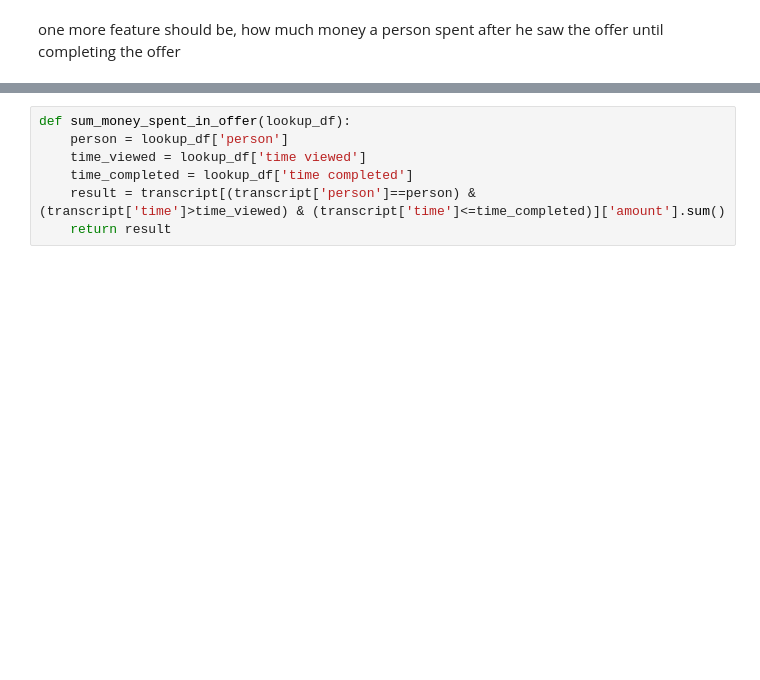
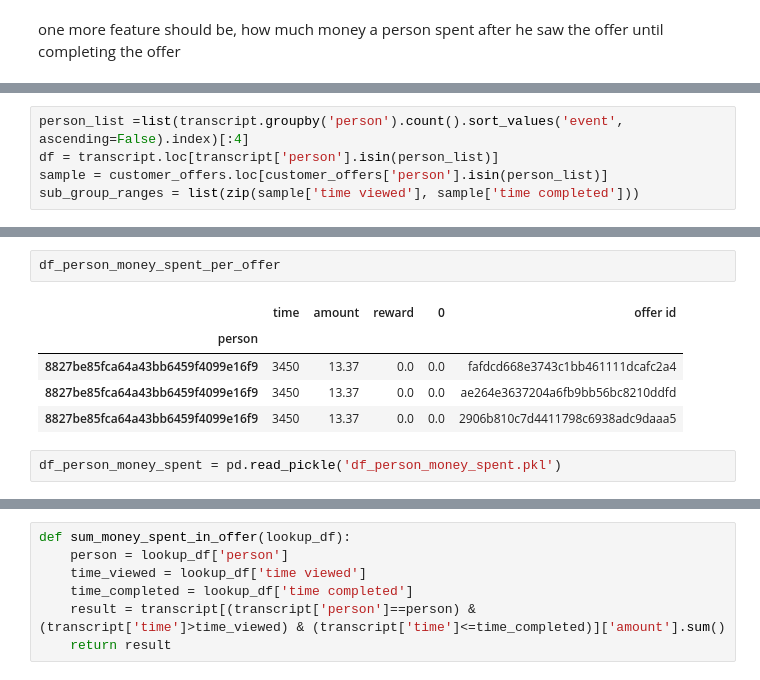
Before and after one commit to udacityML/capstone_starbucks, a Jupyter notebook: Starbucks_Capstone_notebook_app2.ipynb, the cells around one changed output, grey strips where cells are left out. Drawn from its saved outputs; the diff is of its cells as text; blank space fills up the shorter version.

```diff
--- a/Starbucks_Capstone_notebook_app2.ipynb
+++ b/Starbucks_Capstone_notebook_app2.ipynb
@@ -499,0 +430,5 @@ one more feature should be, how much money a person spent after he saw the offer
+# %%
+person_list =list(transcript.groupby('person').count().sort_values('event', ascending=False).index)[:4]
+df = transcript.loc[transcript['person'].isin(person_list)]
+sample = customer_offers.loc[customer_offers['person'].isin(person_list)]
+sub_group_ranges = list(zip(sample['time viewed'], sample['time completed']))
@@ -499,0 +499,10 @@ one more feature should be, how much money a person spent after he saw the offer
+# %%
+df_person_money_spent_per_offer
+# %% [output]
+|  | time | amount | reward | 0 | offer id |
+| person |  |  |  |  |  |
+| 8827be85fca64a43bb6459f4099e16f9 | 3450 | 13.37 | 0.0 | 0.0 | fafdcd668e3743c1bb461111dcafc2a4 |
+| 8827be85fca64a43bb6459f4099e16f9 | 3450 | 13.37 | 0.0 | 0.0 | ae264e3637204a6fb9bb56bc8210ddfd |
+| 8827be85fca64a43bb6459f4099e16f9 | 3450 | 13.37 | 0.0 | 0.0 | 2906b810c7d4411798c6938adc9daaa5 |
+# %%
+df_person_money_spent = pd.read_pickle('df_person_money_spent.pkl')
```
Also changed, not shown: parts of 24 cells of this notebook, 1 other file.
